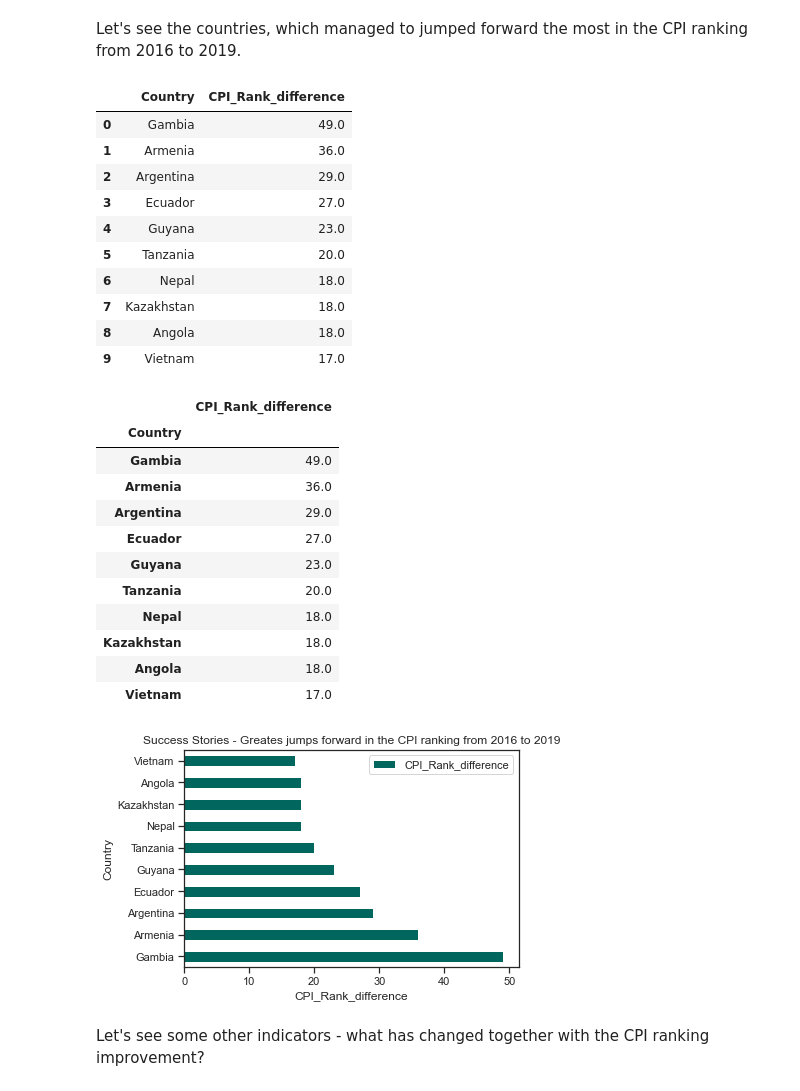
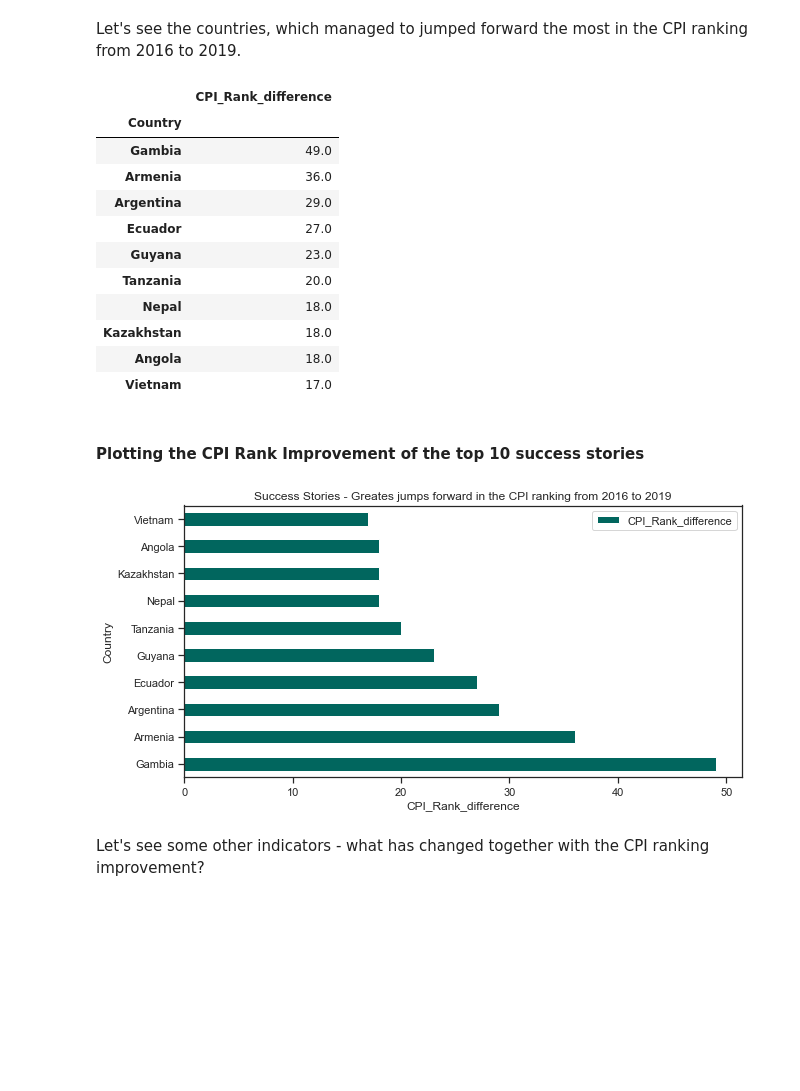
Before and after one commit to ASerfozo/CEU_Python, a Jupyter notebook: code/Term_Project_analysis_v02.ipynb, the cells around one changed output. Drawn from its saved outputs; the diff is of its cells as text; code cells hidden in the pictures; blank space fills up the shorter version.

```diff
--- a/code/Term_Project_analysis_v02.ipynb
+++ b/code/Term_Project_analysis_v02.ipynb
@@ -53,4 +55,3 @@ Keep only the 2020, 2019 and 2016 CPI data
 # %%
-
-CDI_data = CDI_data[['Country','ISO3','Region','CPI score 2020','Rank 2020','CPI score 2019','Rank 2019','CPI score 2016','Rank 2016']]
+CDI_data = CDI_data[['Country','ISO3','Region','CPI score 2019','Rank 2019','CPI score 2016','Rank 2016']]
 # %% [markdown]
@@ -364,44 +406,32 @@ from matplotlib.ticker import StrMethodFormatter
 Let's see the countries, which managed to jumped forward the most in the CPI ranking from 2016 to 2019.
 # %%
 ranking = df1[["Country", "CPI_Rank_difference"]].sort_values(by=['CPI_Rank_difference'], ascending = False ).reset_index(drop = True).head(10)
+ranking = ranking.set_index('Country')
 ranking
 # %% [output]
-|  | Country | CPI_Rank_difference |
-| 0 | Gambia | 49.0 |
-| 1 | Armenia | 36.0 |
-| 2 | Argentina | 29.0 |
-| 3 | Ecuador | 27.0 |
-| 4 | Guyana | 23.0 |
-| 5 | Tanzania | 20.0 |
-| 6 | Nepal | 18.0 |
-| 7 | Kazakhstan | 18.0 |
-| 8 | Angola | 18.0 |
-| 9 | Vietnam | 17.0 |
+|  | CPI_Rank_difference |
+| Country |  |
+| Gambia | 49.0 |
+| Armenia | 36.0 |
+| Argentina | 29.0 |
+| Ecuador | 27.0 |
+| Guyana | 23.0 |
+| Tanzania | 20.0 |
+| Nepal | 18.0 |
+| Kazakhstan | 18.0 |
+| Angola | 18.0 |
+| Vietnam | 17.0 |
-# %%
-ranking = ranking.set_index('Country')
-ranking
-# %% [output]
-|  | CPI_Rank_difference |
-| Country |  |
-| Gambia | 49.0 |
-| Armenia | 36.0 |
-| Argentina | 29.0 |
-| Ecuador | 27.0 |
-| Guyana | 23.0 |
-| Tanzania | 20.0 |
-| Nepal | 18.0 |
-| Kazakhstan | 18.0 |
-| Angola | 18.0 |
-| Vietnam | 17.0 |
+# %% [markdown]
+#### Plotting the CPI Rank Improvement of the top 10 success stories
 # %%
-ranking.plot(kind = 'barh', color = '#01665e')
+ranking.plot(figsize=(10,5), kind = 'barh', color = '#01665e')
 
 plt.title('Success Stories - Greates jumps forward in the CPI ranking from 2016 to 2019')
 plt.ylabel('Country')
 plt.xlabel('CPI_Rank_difference')
 plt.show()
 # %% [output]
-[figure, old version]
+[figure, new version]
 # %% [markdown]
 Let's see some other indicators - what has changed together with the CPI ranking improvement?
 # %%
```
Also changed, not shown: parts of 51 cells of this notebook, 1 other file.
